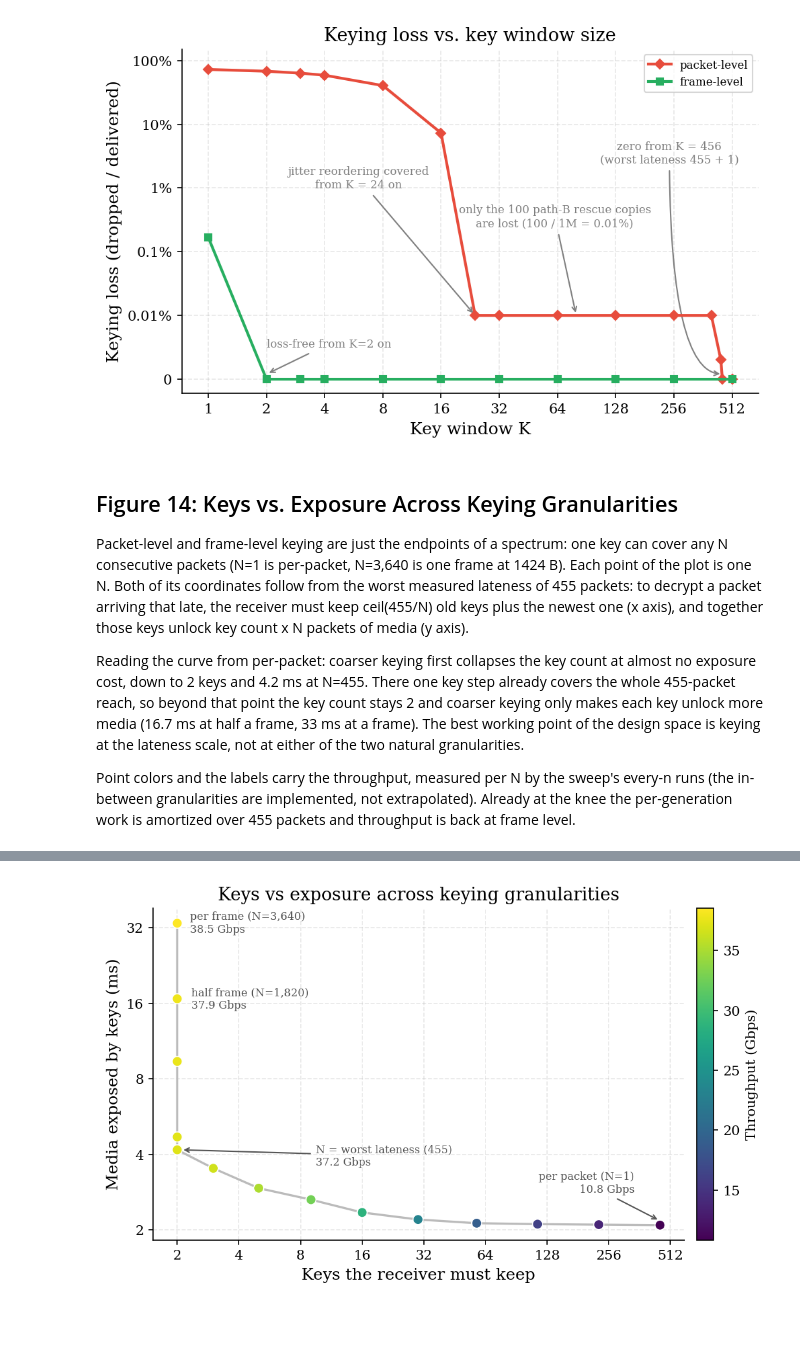
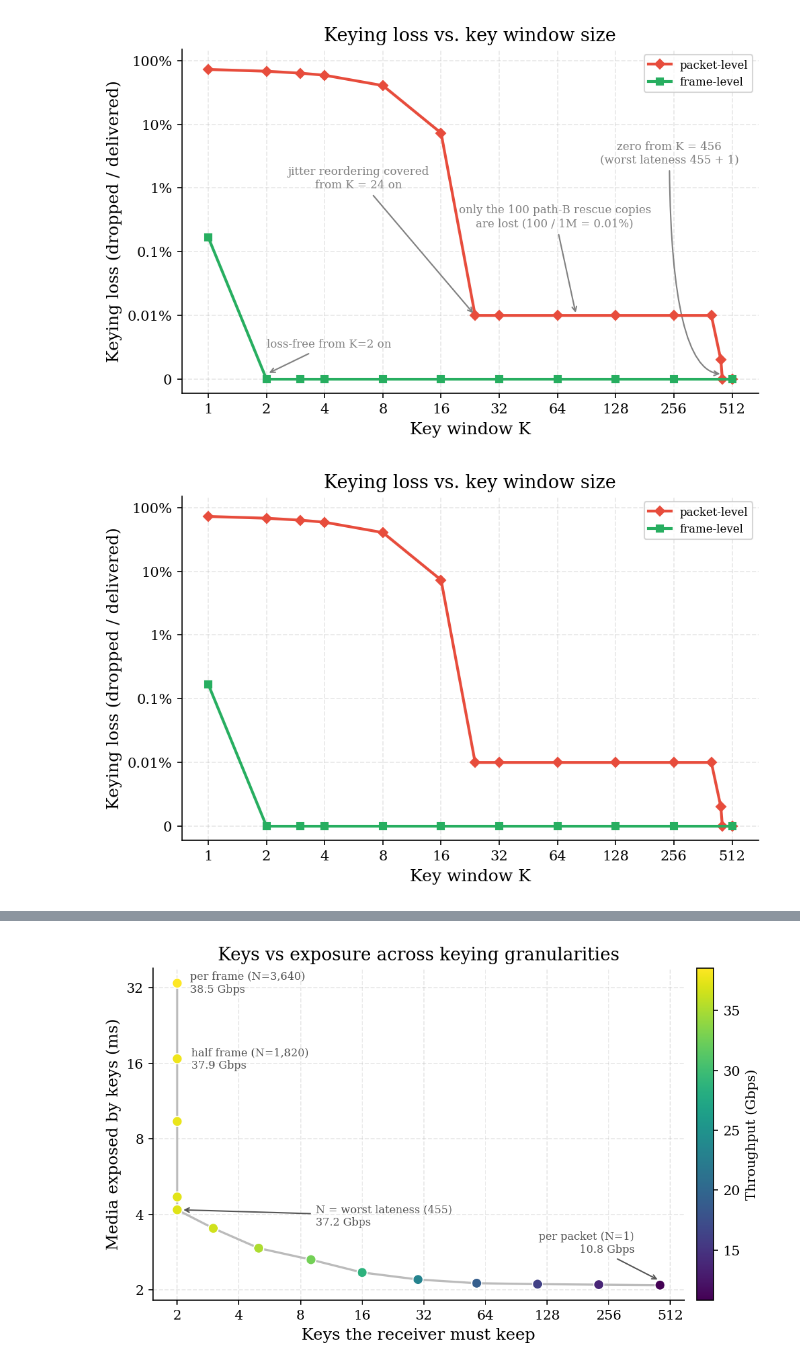
Before and after one commit to spring-epfl/SafeCast, a Jupyter notebook: figures_from_benches.ipynb, the cells around one changed output, grey strips where cells are left out. Cells and saved outputs as stored; diff of their text form; code cells hidden in the pictures; blank space fills up the shorter version.

```diff
--- a/figures_from_benches.ipynb
+++ b/figures_from_benches.ipynb
@@ -1649,26 +1649,36 @@ plt.savefig(FIGURES_DIR / 'fig13_keying_loss.png')
 plt.show()
 # %% [output]
 [figure]
-# %% [markdown]
-## Figure 14: Keys vs. Exposure Across Keying Granularities
-
-Packet-level and frame-level keying are just the endpoints of a spectrum:
-one key can cover any N consecutive packets (N=1 is per-packet, N=3,640 is
-one frame at 1424 B). Each point of the plot is one N. Both of its
-coordinates follow from the worst measured lateness of 455 packets: to
-decrypt a packet arriving that late, the receiver must keep ceil(455/N) old
-keys plus the newest one (x axis), and together those keys unlock key count
-x N packets of media (y axis).
-
-Reading the curve from per-packet: coarser keying first collapses the key
-count at almost no exposure cost, down to 2 keys and 4.2 ms at N=455. There
-one key step already covers the whole 455-packet reach, so beyond that
-point the key count stays 2 and coarser keying only makes each key unlock
-more media (16.7 ms at half a frame, 33 ms at a frame). The best working
-point of the design space is keying at the lateness scale, not at either of
-the two natural granularities.
-
-Point colors and the labels carry the throughput, measured per N by the
-sweep's every-n runs (the in-between granularities are implemented, not
-extrapolated). Already at the knee the per-generation work is amortized
-over 455 packets and throughput is back at frame level.
+# %%
+# --- Figure 13 without annotations ---
+# Same plot as above but without the explanation texts.
+
+fig, ax = plt.subplots(figsize=(6.8, 4.4))
+
+for series, st, lab in [(k_packet, GRAN_STYLE['packet'], 'packet-level'),
+                        (k_frame, GRAN_STYLE['frame'], 'frame-level')]:
+    ks = np.array(sorted(series.keys()))
+    ys = np.maximum(np.array([series[k] for k in ks]), FLOOR)
+    ax.plot(ks, ys, color=st['color'], marker=st['marker'], ls='-',
+            lw=2, markersize=5, zorder=5, label=lab)
+
+ax.set_xscale('log', base=2)
+ax.set_yscale('log')
+ax.set_ylim(6e-6, 1.5)
+ax.set_yticks([FLOOR, 1e-4, 1e-3, 1e-2, 1e-1, 1])
+ax.set_yticklabels(['0', '0.01%', '0.1%', '1%', '10%', '100%'])
+ax.yaxis.set_minor_locator(ticker.NullLocator())
+
+ax.set_xticks([1, 2, 4, 8, 16, 32, 64, 128, 256, 512])
+ax.set_xticklabels(['1', '2', '4', '8', '16', '32', '64', '128', '256', '512'])
+ax.set_xlabel('Key window K')
+ax.set_ylabel('Keying loss (dropped / delivered)')
+ax.legend(loc='upper right', fontsize=8)
+ax.set_title('Keying loss vs. key window size')
+
+plt.tight_layout()
+plt.savefig(FIGURES_DIR / 'fig13_keying_loss_clean.pdf')
+plt.savefig(FIGURES_DIR / 'fig13_keying_loss_clean.png')
+plt.show()
+# %% [output]
+[figure, added]
```
Also changed, not shown: parts of 11 cells of this notebook.
